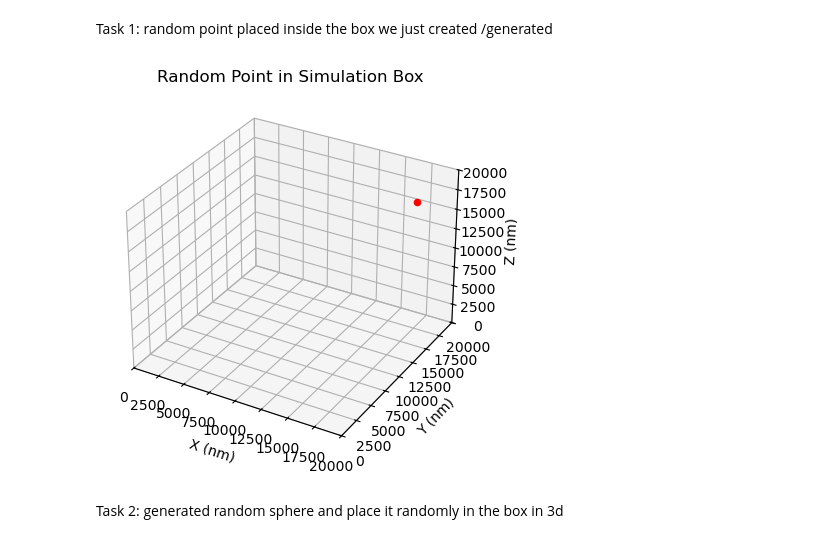
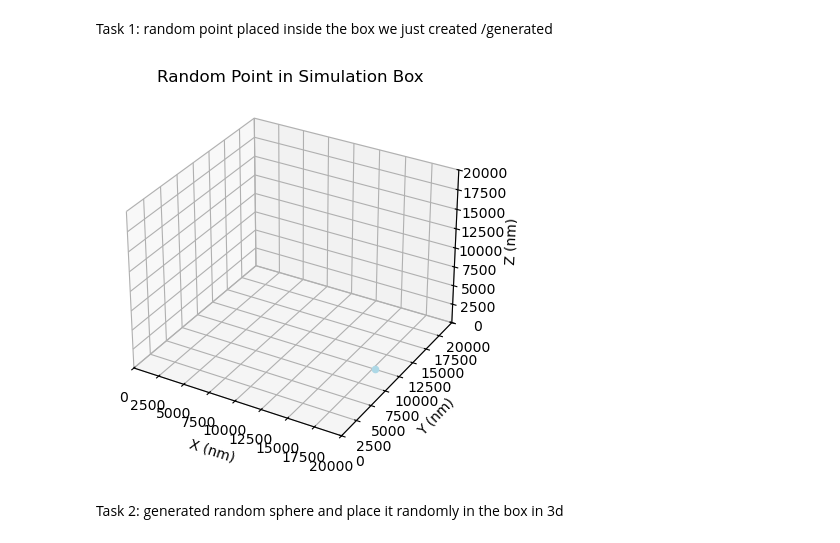
Before and after one commit to baraa-220/project3, a Jupyter notebook: project3.ipynb, the cells around one changed output. Cells and saved outputs as stored; diff of their text form; code cells hidden in the pictures.

```diff
--- a/project3.ipynb
+++ b/project3.ipynb
@@ -107,25 +107,25 @@ Task 1: random point placed inside the box we just created /generated
 # %%
 
 def random_point_in_box():
     x = np.random.uniform(BOX_X_MIN, BOX_X_MAX)
     y = np.random.uniform(BOX_Y_MIN, BOX_Y_MAX)
     z = np.random.uniform(BOX_Z_MIN, BOX_Z_MAX)
     return (x, y, z)
 point = random_point_in_box()
 fig = plt.figure()
 ax = fig.add_subplot(111, projection='3d')
-ax.scatter(point[0], point[1], point[2], c='r', marker='o')
+ax.scatter(point[0], point[1], point[2], c='lightblue', marker='o')
 ax.set_xlim([BOX_X_MIN, BOX_X_MAX])
 ax.set_ylim([BOX_Y_MIN, BOX_Y_MAX])
 ax.set_zlim([BOX_Z_MIN, BOX_Z_MAX])
 ax.set_xlabel('X (nm)')
 ax.set_ylabel('Y (nm)')
 ax.set_zlabel('Z (nm)')
 ax.set_title('Random Point in Simulation Box')
 
 plt.show()
 # %% [output]
-[figure, old version]
+[figure, new version]
 # %% [markdown]
 Task 2:
 generated random sphere and place it randomly in the box in 3d
```
Also changed, not shown: parts of 3 cells of this notebook.
